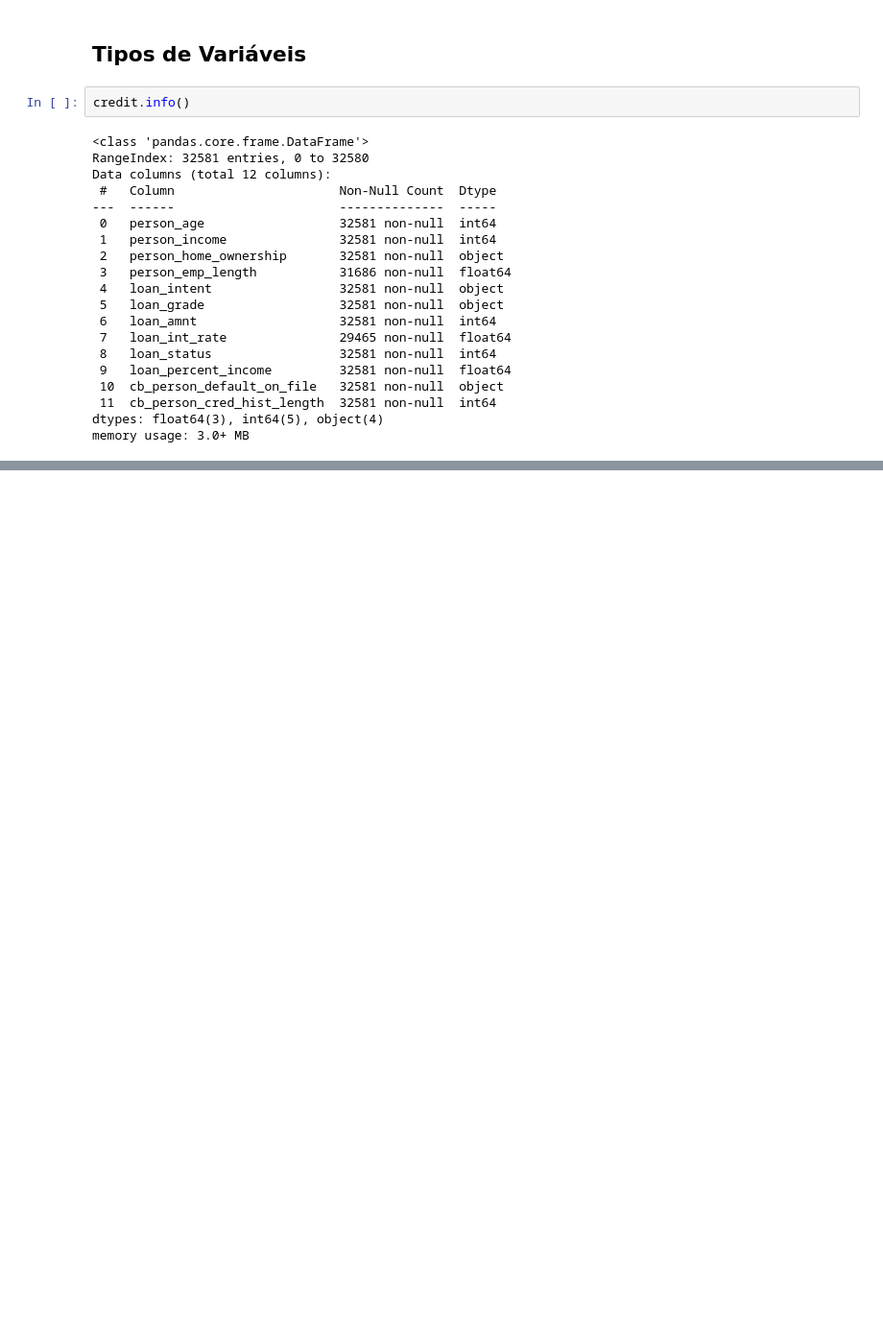
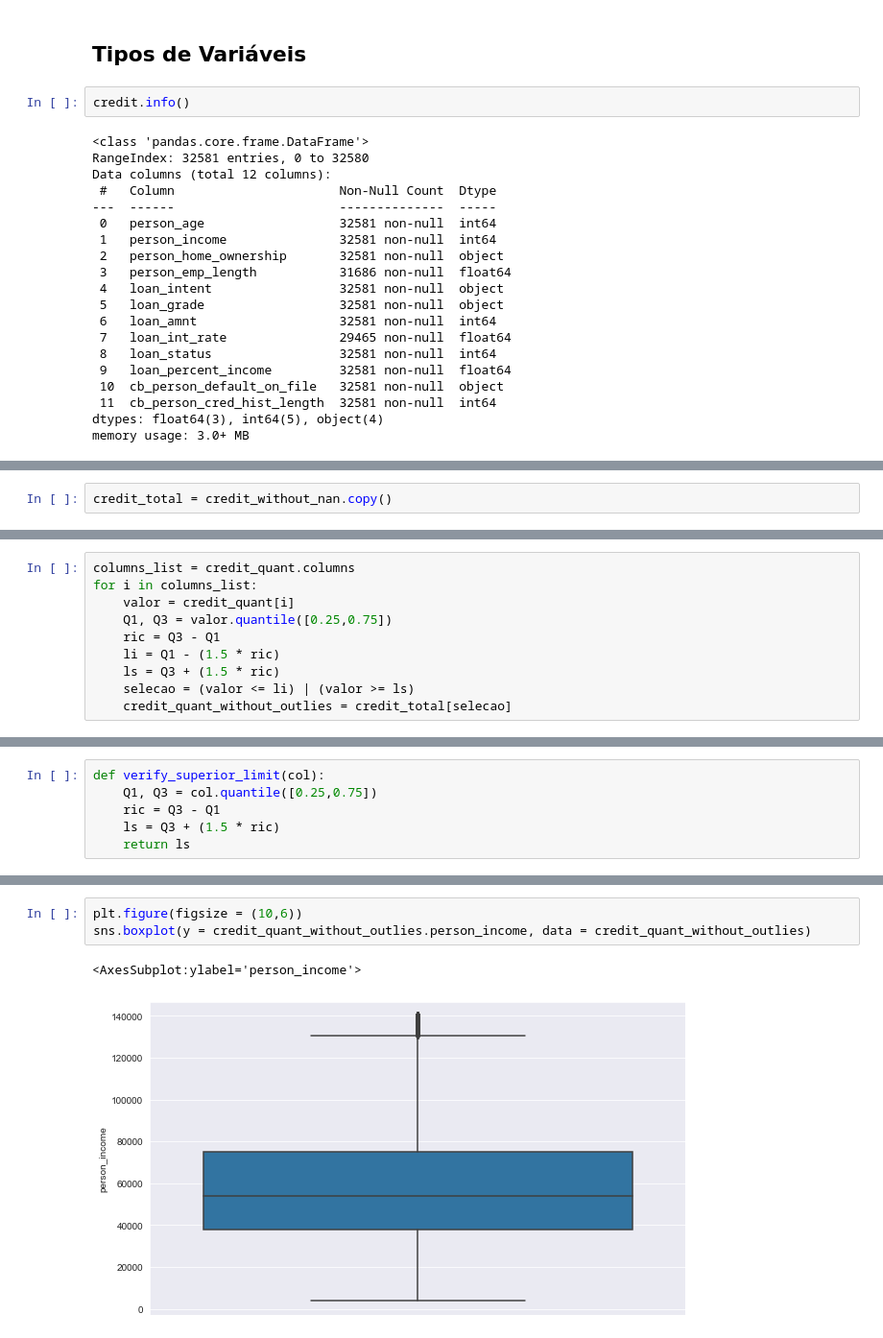
Before and after one commit to gizelecardoso/analise_credito, a Jupyter notebook: analytics.ipynb, the cells around one changed output, grey strips where cells are left out. Shown at 96% size. Drawn from its saved outputs; the diff is of its cells as text; blank space fills up the shorter version.

```diff
--- a/analytics.ipynb
+++ b/analytics.ipynb
@@ -172,0 +184,2 @@ quali = [
+# %%
+credit_total = credit_without_nan.copy()
@@ -172,0 +213,10 @@ quali = [
+# %%
+columns_list = credit_quant.columns
+for i in columns_list:
+    valor = credit_quant[i]
+    Q1, Q3 = valor.quantile([0.25,0.75])
+    ric = Q3 - Q1
+    li = Q1 - (1.5 * ric)
+    ls = Q3 + (1.5 * ric)
+    selecao = (valor <= li) | (valor >= ls)
+    credit_quant_without_outlies = credit_total[selecao]
@@ -172,0 +245,6 @@ quali = [
+# %%
+def verify_superior_limit(col):
+    Q1, Q3 = col.quantile([0.25,0.75])
+    ric = Q3 - Q1
+    ls = Q3 + (1.5 * ric)
+    return ls
@@ -172,0 +267,6 @@ quali = [
+# %%
+plt.figure(figsize = (10,6))
+sns.boxplot(y = credit_quant_without_outlies.person_income, data = credit_quant_without_outlies)
+# %% [output]
+<AxesSubplot:ylabel='person_income'>
+[figure, added]
```
Also changed, not shown: parts of 49 cells of this notebook, 1 other file.
